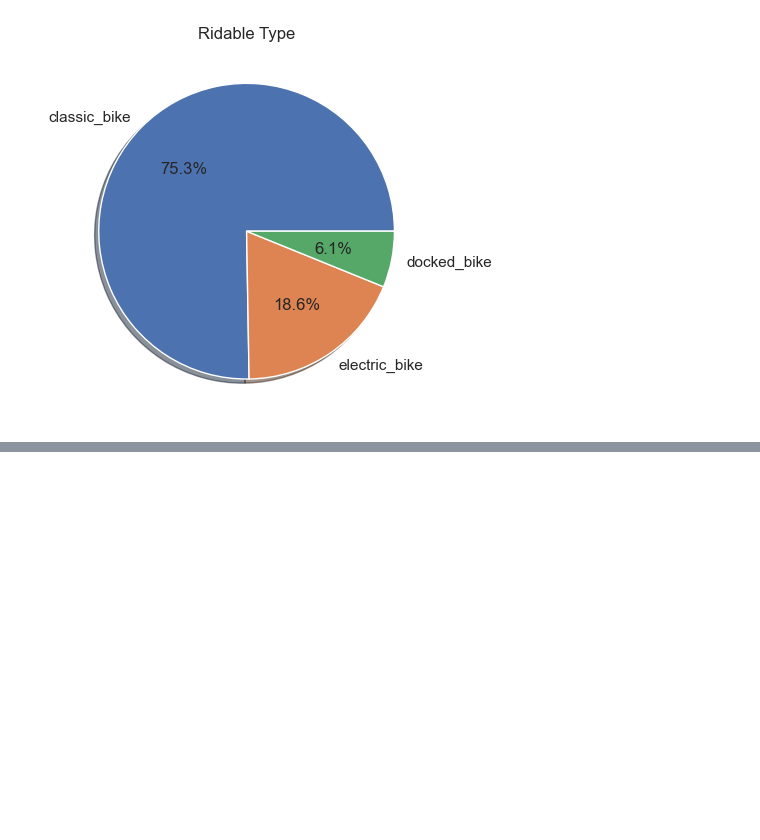
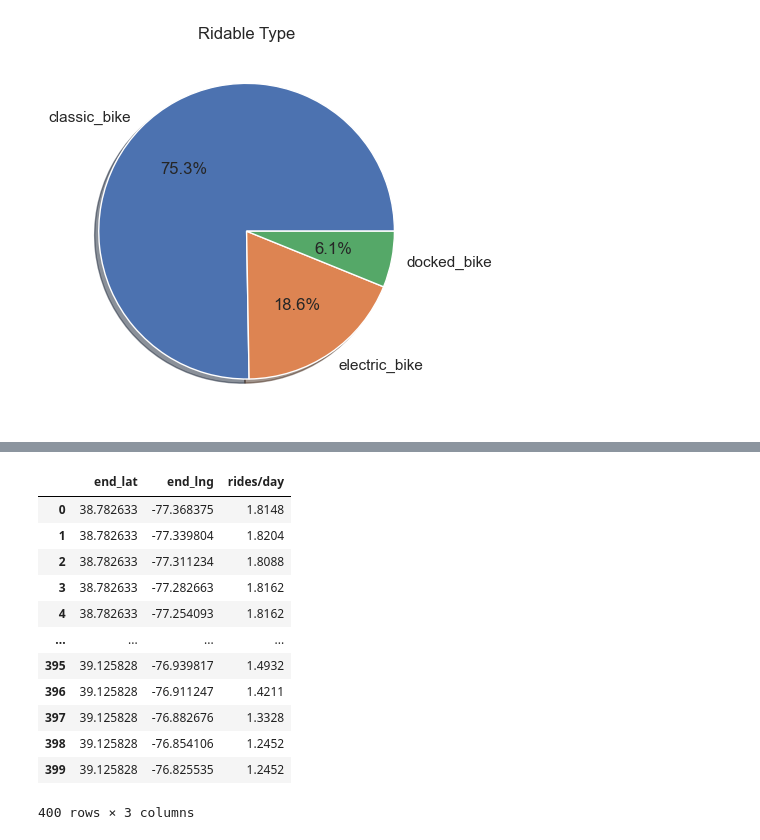
Before and after one commit to michalpasternak7/CA-Project-3-Capital-Bike-Share, a Jupyter notebook: capital_bike_share_station_optimization_ml.ipynb, the cells around one changed output, grey strips where cells are left out. Cells and saved outputs as stored; diff of their text form; code cells hidden in the pictures; blank space fills up the shorter version.

Commit message:
create map showing predicted bike usage

```diff
--- a/capital_bike_share_station_optimization_ml.ipynb
+++ b/capital_bike_share_station_optimization_ml.ipynb
@@ -564,0 +633,7 @@ short_stations.sort_values(by='operation_time')
+# %%
+# split the data into features (X) and target variable (y)
+X = established_stations[['end_lat', 'end_lng']] # features
+y = established_stations['rides/day']  # target variable
+
+# split the data into training and testing sets
+X_train, X_test, y_train, y_test = train_test_split(X, y, test_size=0.2, random_state=42)
@@ -564,0 +681,13 @@ short_stations.sort_values(by='operation_time')
+# %%
+# initialize the RandomForestRegressor model
+rf = RandomForestRegressor(random_state=42)
+
+# train the model
+rf.fit(X_train, y_train)
+
+# make predictions on the test set
+y_pred = rf.predict(X_test)
+
+result_dict = evaluate_regression_model(y_test, y_pred)
+result_df = pd.DataFrame.from_dict(result_dict, orient='index', columns=['Value'])
+result_df
@@ -564,0 +711,20 @@ short_stations.sort_values(by='operation_time')
+# %%
+# Step 1: Find the minimum and maximum values
+min_lat = established_stations['end_lat'].min()
+max_lat = established_stations['end_lat'].max()
+min_lng = established_stations['end_lng'].min()
+max_lng = established_stations['end_lng'].max()
+
+# Step 2: Define the number of grid points or grid resolution
+num_points_lat = 20  # Adjust as needed
+num_points_lng = 20  # Adjust as needed
+
+# Step 3: Generate a grid of latitude and longitude values
+grid_lat = np.linspace(min_lat, max_lat, num_points_lat)
+grid_lng = np.linspace(min_lng, max_lng, num_points_lng)
+
+# Create a DataFrame with all combinations of latitude and longitude
+grid_df = pd.DataFrame([(lat, lng) for lat in grid_lat for lng in grid_lng], columns=['end_lat', 'end_lng'])
+
+# Display the grid DataFrame
+print(grid_df)
@@ -564,0 +746,19 @@ short_stations.sort_values(by='operation_time')
+# %%
+# make predictions on the grid
+y_pred = rf.predict(grid_df)
+grid_df['rides/day'] = y_pred
+grid_df
+# %% [output]
+|  | end_lat | end_lng | rides/day |
+| 0 | 38.782633 | -77.368375 | 1.8148 |
+| 1 | 38.782633 | -77.339804 | 1.8204 |
+| 2 | 38.782633 | -77.311234 | 1.8088 |
+| 3 | 38.782633 | -77.282663 | 1.8162 |
+| 4 | 38.782633 | -77.254093 | 1.8162 |
+| ... | ... | ... | ... |
+| 395 | 39.125828 | -76.939817 | 1.4932 |
+| 396 | 39.125828 | -76.911247 | 1.4211 |
+| 397 | 39.125828 | -76.882676 | 1.3328 |
+| 398 | 39.125828 | -76.854106 | 1.2452 |
+| 399 | 39.125828 | -76.825535 | 1.2452 |
+400 rows × 3 columns
```
Also changed, not shown: parts of 17 cells of this notebook, 3 other files.
